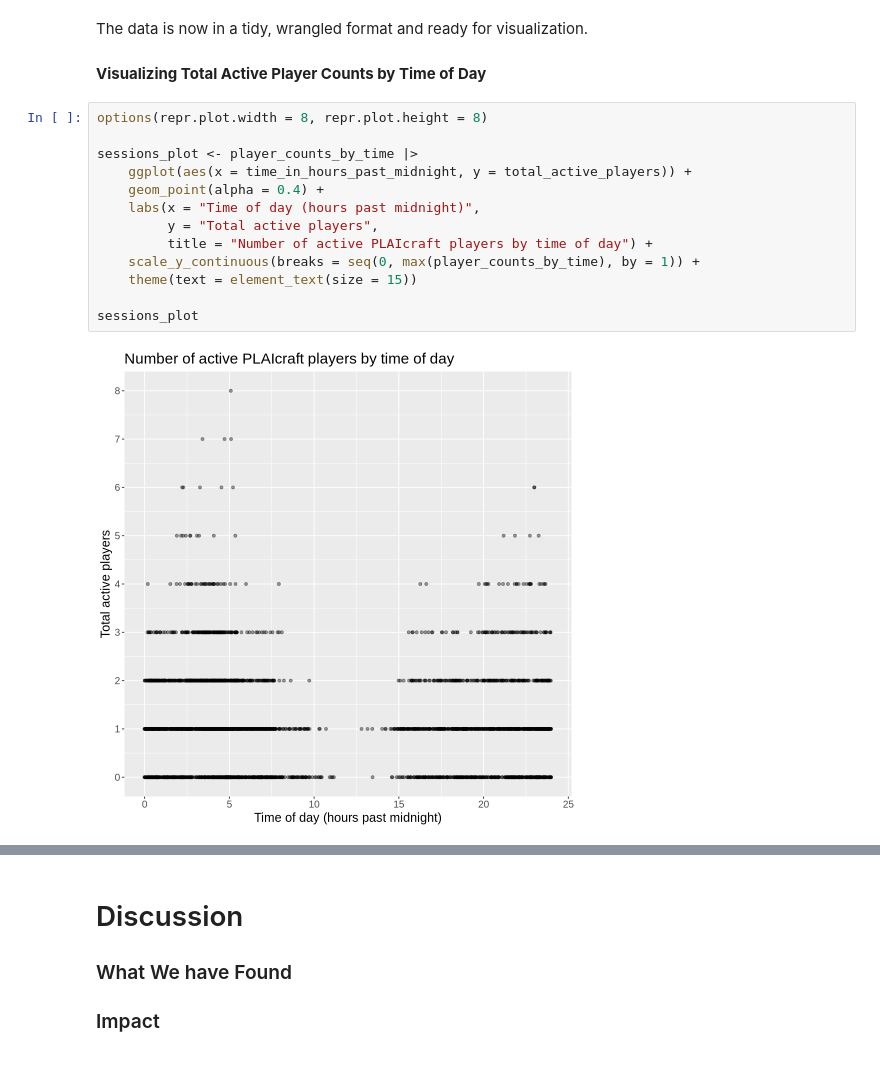
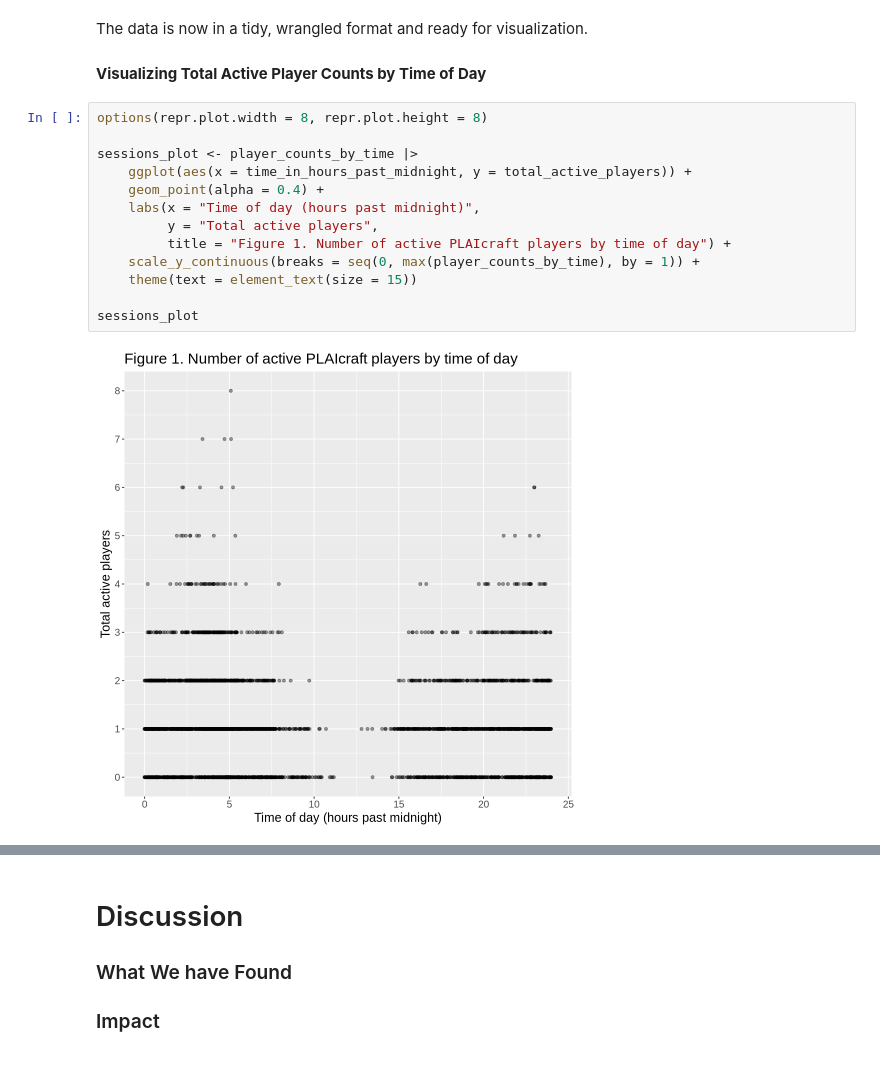
Before and after one commit to sprout-scout/Group-DSCI100-project, a Jupyter notebook: Group_Report.ipynb, the cells around one changed output, grey strips where cells are left out. Drawn from its saved outputs; the diff is of its cells as text.

```diff
--- a/Group_Report.ipynb
+++ b/Group_Report.ipynb
@@ -219,18 +219,18 @@ The data is now in a tidy, wrangled format and ready for visualization.
 # %%
 options(repr.plot.width = 8, repr.plot.height = 8)
 
 sessions_plot <- player_counts_by_time |>
     ggplot(aes(x = time_in_hours_past_midnight, y = total_active_players)) +
     geom_point(alpha = 0.4) +
     labs(x = "Time of day (hours past midnight)",
          y = "Total active players",
-         title = "Number of active PLAIcraft players by time of day") +
+         title = "Figure 1. Number of active PLAIcraft players by time of day") +
     scale_y_continuous(breaks = seq(0, max(player_counts_by_time), by = 1)) +
     theme(text = element_text(size = 15))
 
 sessions_plot
 # %% [output]
-[figure, old version]
+[figure, new version]
 # %% [markdown]
 The plot shows a strong cyclical pattern: active player count is generally highest late at night/very early in morning with peaks between ~2.5-6 and ~20-23 hours past midnight. The least amount of players are present 10-15 hours past midnight. Due to overplotting, we are unable to visually distinguish between the data points for the lower player counts betwneen ~0-8 and ~15-23 hours past midnight.
 
```
Also changed, not shown: parts of 27 cells of this notebook.
